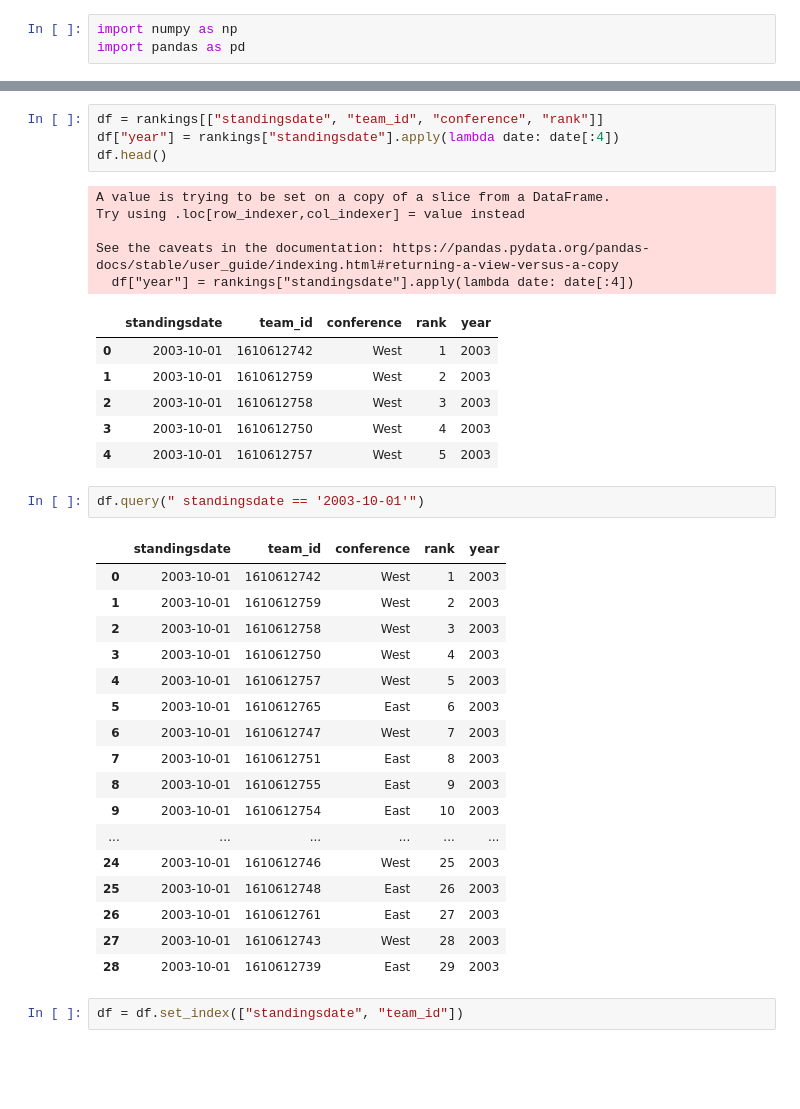
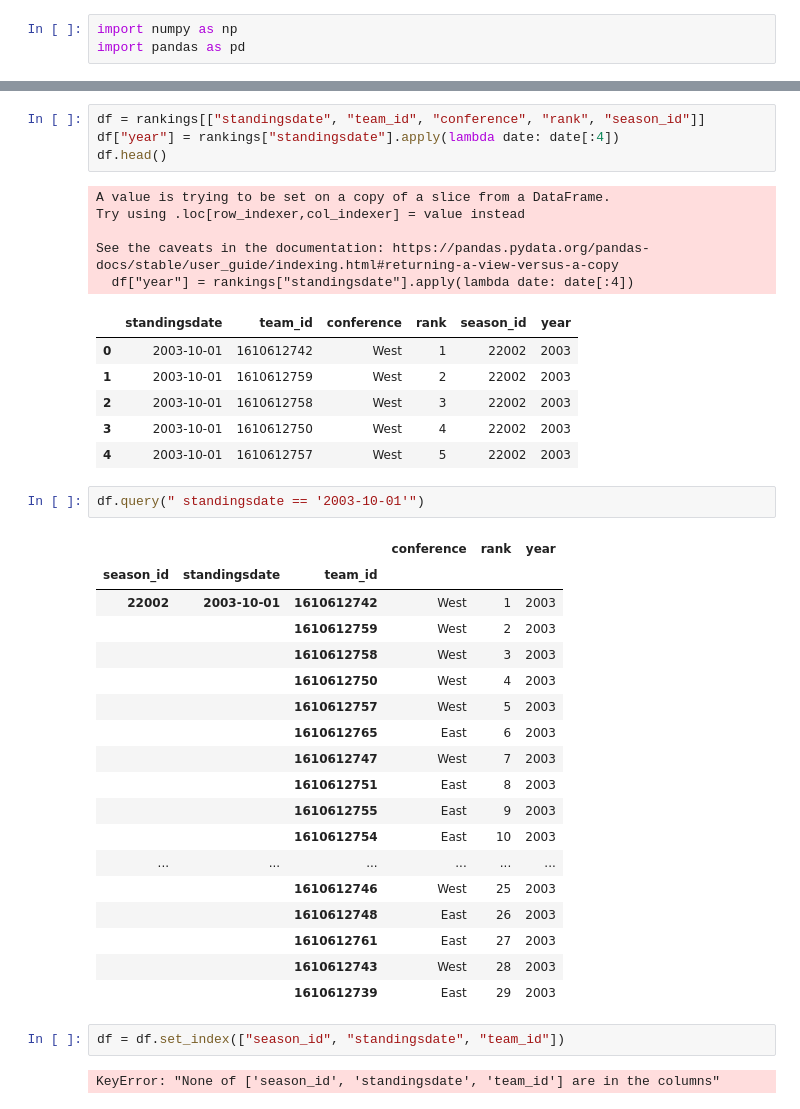
Before and after one commit to MathieuDesponds/Data-visualization-NBA-data-story, a Jupyter notebook: eda/rankingextraction.ipynb, the cells around one changed output, grey strips where cells are left out. Drawn from its saved outputs; the diff is of its cells as text; blank space fills up the shorter version.

```diff
--- a/eda/rankingextraction.ipynb
+++ b/eda/rankingextraction.ipynb
@@ -14,38 +34,41 @@ rankings.head()
 # %%
-df = rankings[["standingsdate", "team_id", "conference", "rank"]]
+df = rankings[["standingsdate", "team_id", "conference", "rank", "season_id"]]
 df["year"] = rankings["standingsdate"].apply(lambda date: date[:4])
 df.head()
 # %% [output]
 A value is trying to be set on a copy of a slice from a DataFrame.
 Try using .loc[row_indexer,col_indexer] = value instead
 
 See the caveats in the documentation: https://pandas.pydata.org/pandas-docs/stable/user_guide/indexing.html#returning-a-view-versus-a-copy
   df["year"] = rankings["standingsdate"].apply(lambda date: date[:4])
-|  | standingsdate | team_id | conference | rank | year |
-| 0 | 2003-10-01 | 1610612742 | West | 1 | 2003 |
-| 1 | 2003-10-01 | 1610612759 | West | 2 | 2003 |
-| 2 | 2003-10-01 | 1610612758 | West | 3 | 2003 |
-| 3 | 2003-10-01 | 1610612750 | West | 4 | 2003 |
-| 4 | 2003-10-01 | 1610612757 | West | 5 | 2003 |
+|  | standingsdate | team_id | conference | rank | season_id | year |
+| 0 | 2003-10-01 | 1610612742 | West | 1 | 22002 | 2003 |
+| 1 | 2003-10-01 | 1610612759 | West | 2 | 22002 | 2003 |
+| 2 | 2003-10-01 | 1610612758 | West | 3 | 22002 | 2003 |
+| 3 | 2003-10-01 | 1610612750 | West | 4 | 22002 | 2003 |
+| 4 | 2003-10-01 | 1610612757 | West | 5 | 22002 | 2003 |
 # %%
 df.query(" standingsdate == '2003-10-01'")
 # %% [output]
-|  | standingsdate | team_id | conference | rank | year |
-| 0 | 2003-10-01 | 1610612742 | West | 1 | 2003 |
-| 1 | 2003-10-01 | 1610612759 | West | 2 | 2003 |
-| 2 | 2003-10-01 | 1610612758 | West | 3 | 2003 |
-| 3 | 2003-10-01 | 1610612750 | West | 4 | 2003 |
-| 4 | 2003-10-01 | 1610612757 | West | 5 | 2003 |
-| 5 | 2003-10-01 | 1610612765 | East | 6 | 2003 |
-| 6 | 2003-10-01 | 1610612747 | West | 7 | 2003 |
-| 7 | 2003-10-01 | 1610612751 | East | 8 | 2003 |
-| 8 | 2003-10-01 | 1610612755 | East | 9 | 2003 |
-| 9 | 2003-10-01 | 1610612754 | East | 10 | 2003 |
+|  |  |  | conference | rank | year |
+| season_id | standingsdate | team_id |  |  |  |
+| 22002 | 2003-10-01 | 1610612742 | West | 1 | 2003 |
+|  |  | 1610612759 | West | 2 | 2003 |
+|  |  | 1610612758 | West | 3 | 2003 |
+|  |  | 1610612750 | West | 4 | 2003 |
+|  |  | 1610612757 | West | 5 | 2003 |
+|  |  | 1610612765 | East | 6 | 2003 |
+|  |  | 1610612747 | West | 7 | 2003 |
+|  |  | 1610612751 | East | 8 | 2003 |
+|  |  | 1610612755 | East | 9 | 2003 |
+|  |  | 1610612754 | East | 10 | 2003 |
 | ... | ... | ... | ... | ... | ... |
-| 24 | 2003-10-01 | 1610612746 | West | 25 | 2003 |
-| 25 | 2003-10-01 | 1610612748 | East | 26 | 2003 |
-| 26 | 2003-10-01 | 1610612761 | East | 27 | 2003 |
-| 27 | 2003-10-01 | 1610612743 | West | 28 | 2003 |
-| 28 | 2003-10-01 | 1610612739 | East | 29 | 2003 |
+|  |  | 1610612746 | West | 25 | 2003 |
+|  |  | 1610612748 | East | 26 | 2003 |
+|  |  | 1610612761 | East | 27 | 2003 |
+|  |  | 1610612743 | West | 28 | 2003 |
+|  |  | 1610612739 | East | 29 | 2003 |
 # %%
-df = df.set_index(["standingsdate", "team_id"])
+df = df.set_index(["season_id", "standingsdate", "team_id"])
+# %% [output]
+KeyError: "None of ['season_id', 'standingsdate', 'team_id'] are in the columns"
```
Also changed, not shown: parts of 10 cells of this notebook, 3 other files.
